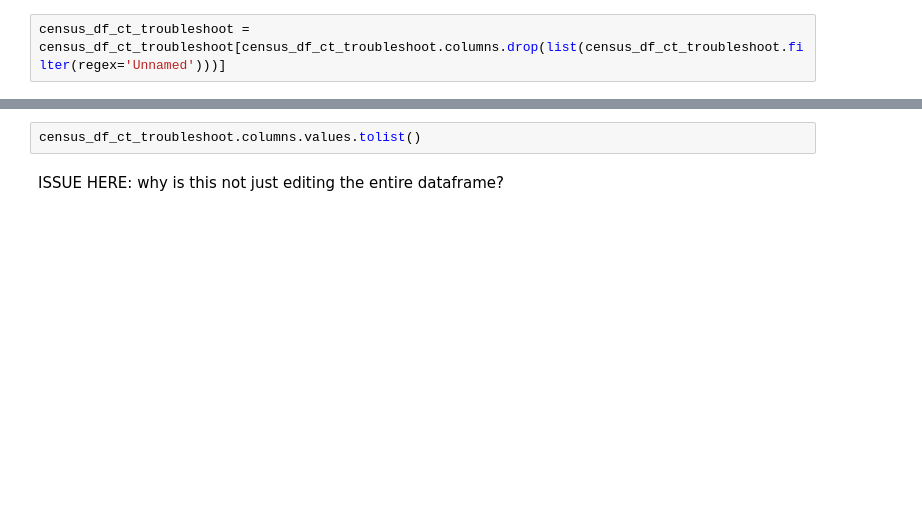
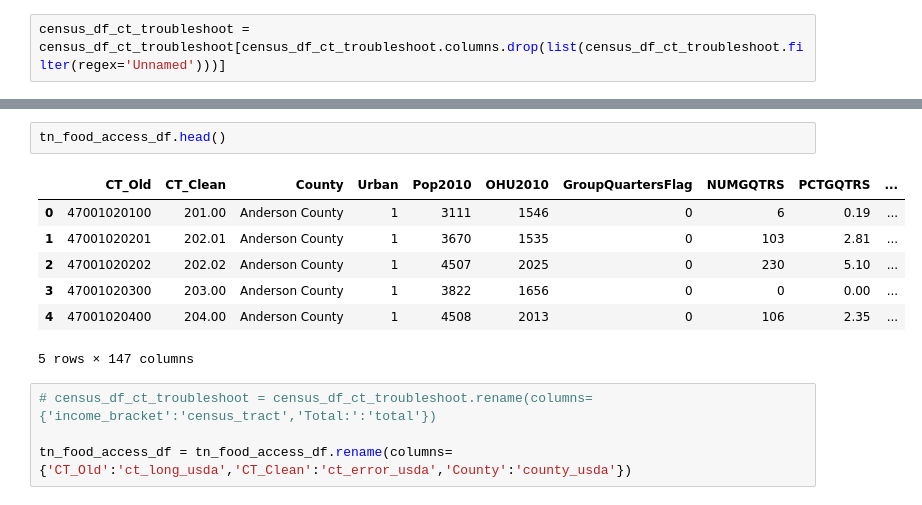
Before and after one commit to marthahunter/food-access, a Jupyter notebook: notebooks/2_food_access_census_tract_issue.ipynb, the cells around one changed output, grey strips where cells are left out. Cells and saved outputs as stored; diff of their text form; blank space fills up the shorter version.

```diff
--- a/notebooks/2_food_access_census_tract_issue.ipynb
+++ b/notebooks/2_food_access_census_tract_issue.ipynb
@@ -86,4 +210,14 @@ census_df_ct_troubleshoot.head()
-# %%
-census_df_ct_troubleshoot.columns.values.tolist()
-# %% [markdown]
-ISSUE HERE: why is this not just editing the entire dataframe?
+# %%
+tn_food_access_df.head()
+# %% [output]
+|  | CT_Old | CT_Clean | County | Urban | Pop2010 | OHU2010 | GroupQuartersFlag | NUMGQTRS | PCTGQTRS | ... |
+| 0 | 47001020100 | 201.00 | Anderson County | 1 | 3111 | 1546 | 0 | 6 | 0.19 | ... |
+| 1 | 47001020201 | 202.01 | Anderson County | 1 | 3670 | 1535 | 0 | 103 | 2.81 | ... |
+| 2 | 47001020202 | 202.02 | Anderson County | 1 | 4507 | 2025 | 0 | 230 | 5.10 | ... |
+| 3 | 47001020300 | 203.00 | Anderson County | 1 | 3822 | 1656 | 0 | 0 | 0.00 | ... |
+| 4 | 47001020400 | 204.00 | Anderson County | 1 | 4508 | 2013 | 0 | 106 | 2.35 | ... |
+5 rows × 147 columns
+# %%
+# census_df_ct_troubleshoot = census_df_ct_troubleshoot.rename(columns={'income_bracket':'census_tract','Total:':'total'})
+
+tn_food_access_df = tn_food_access_df.rename(columns={'CT_Old':'ct_long_usda','CT_Clean':'ct_error_usda','County':'county_usda'})
```
Also changed, not shown: parts of 40 cells of this notebook.
